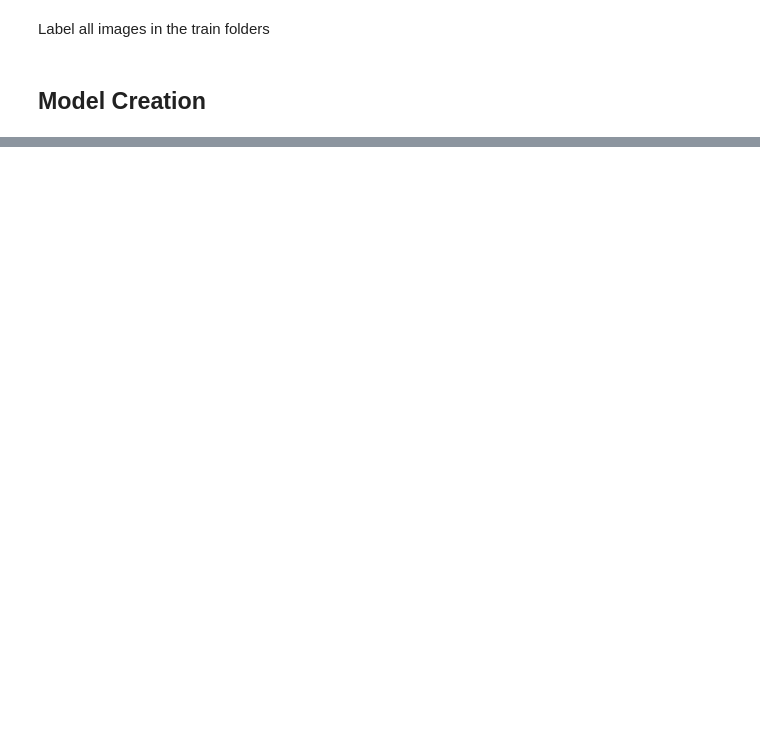
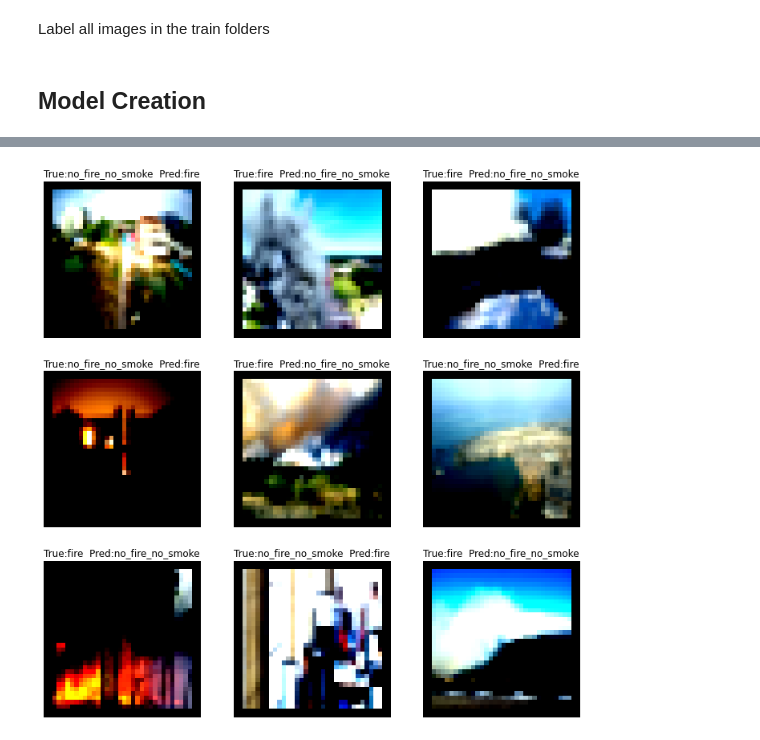
Before and after one commit to KoraySali/Dissertation_Archive, a Jupyter notebook: Dissertation_Wildfire_Detection.ipynb, the cells around one changed output, grey strips where cells are left out. Cells and saved outputs as stored; diff of their text form; code cells hidden in the pictures; blank space fills up the shorter version.

```diff
--- a/Dissertation_Wildfire_Detection.ipynb
+++ b/Dissertation_Wildfire_Detection.ipynb
@@ -187,0 +279,3 @@ Epoch 1/10
+# %%
+plot_images(incorrect)
+# %% [output]
@@ -187,0 +291 @@ Epoch 1/10
+[figure, added]
```
Also changed, not shown: parts of 19 cells of this notebook.
